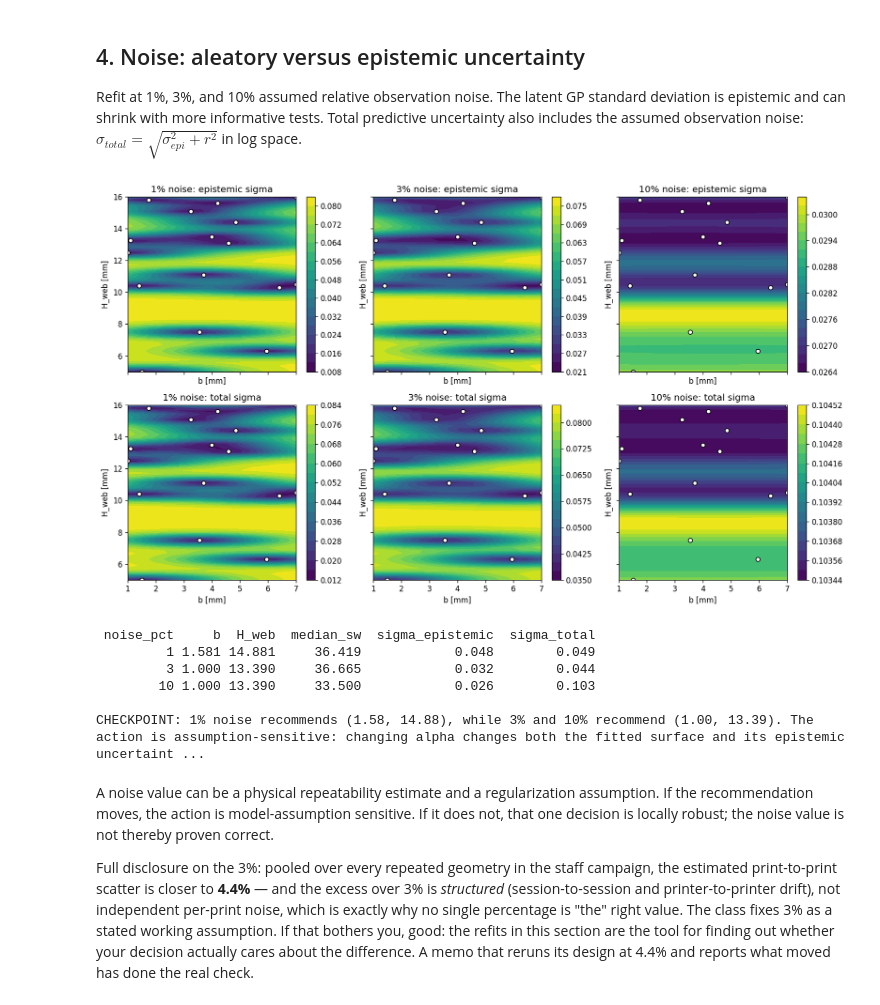
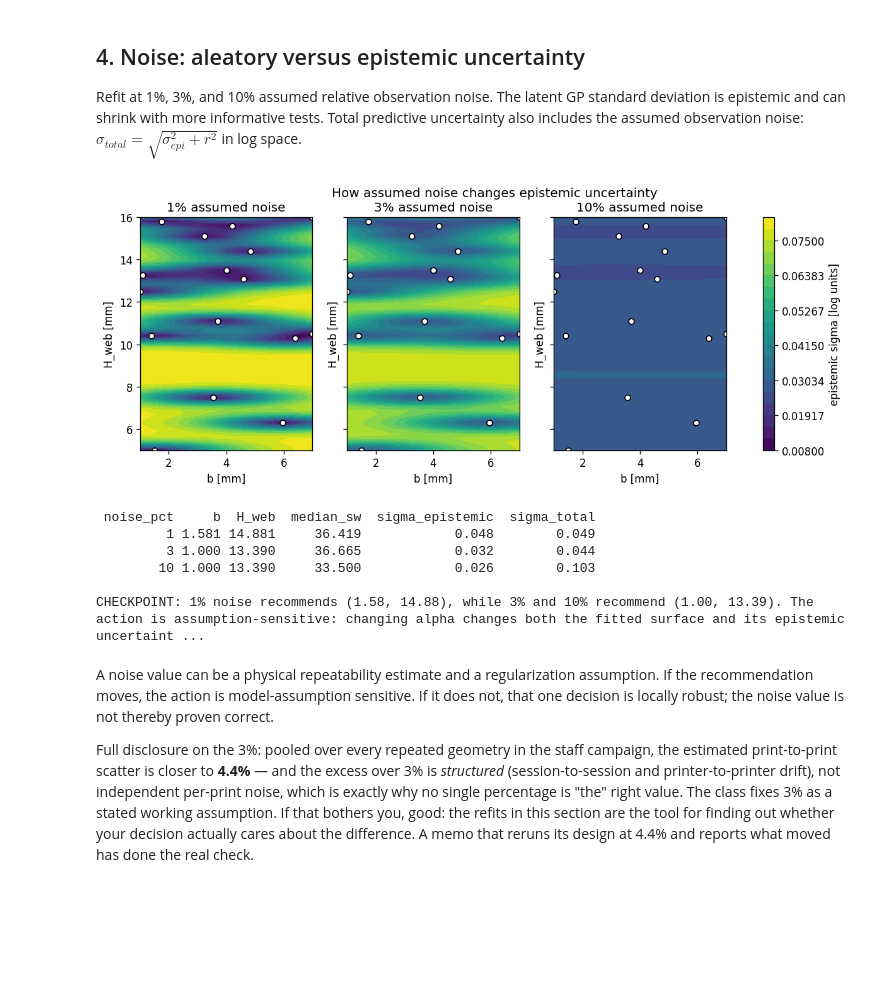
Before and after one commit to andrewvoss8-boop/core-me-data-science-activities-public, a Jupyter notebook: me323/Module1_drafts/ME323_Module1_Prelab2_ML_KEY.ipynb, the cells around one changed output. Cells and saved outputs as stored; diff of their text form; code cells hidden in the pictures; blank space fills up the shorter version.

```diff
--- a/me323/Module1_drafts/ME323_Module1_Prelab2_ML_KEY.ipynb
+++ b/me323/Module1_drafts/ME323_Module1_Prelab2_ML_KEY.ipynb
@@ -26,18 +26,8 @@ import numpy as np, pandas as pd, matplotlib.pyplot as plt
 import warnings; warnings.filterwarnings("ignore")
 plt.rcParams["figure.dpi"] = 120
 
-# Fixed geometry (you choose b and H_web; everything else is set)
-B, TH, L = 10.0, 18.0, 150.0     # flange width, total height, test span (mm)
-LP = 172.0                        # printed length (mm); overhangs the 150 mm span
-KMASS = 0.2045                    # g/mm^2: mass per unit cross-section area at 172 mm
-
-# Handbook starting values — Pre-lab 1 calibrates the three marked ones
-SY = 76e6                         # Pa, PLA strength                 (calibrated)
-K_LTB = 0.33                      # fixture effective-length factor  (calibrated)
-TAU_I = 43.9e6                    # printed-interface shear strength (Pa) — starting
-                                  # guess = bulk yield / sqrt(3)     (calibrated)
-E, G = 2.5e9, 2.5e9 / 2.6         # Young's / shear modulus (Pa) — fixed
-C1, C2 = 1.35, 0.55               # LTB moment-gradient / load-height factors
+B, TH = 10.0, 18.0                # flange width and total height (mm)
+KMASS = 0.2045                    # g/mm^2 at the fixed 172 mm printed length
 URL = ("https://raw.githubusercontent.com/andrewvoss8-boop/"
        "core-me-data-science-activities-public/main/data/student_beams_B10_L150.csv")
 try:
@@ -336,7 +308,7 @@ def fit_vanilla_option(target="log", scale=True, kernel_name="RBF",
     # target choice: learn log(str/w) or raw str/w
     response = np.log(sw_obs) if target == "log" else sw_obs
     ymean = response.mean()        # the GP fits deviations from this constant
-    # kernel choice: two ARD length scales or one shared; RBF or Matern-5/2
+    # kernel choice: two separate length scales or one shared; RBF or Matern-5/2
     length0 = [1.0, 1.0] if ard else 1.0
     bounds = (0.1, 30.0) if scale else (0.05, 50.0)
     base = RBF(length0, bounds) if kernel_name == "RBF" else Matern(
@@ -369,7 +341,7 @@ def physical_length_scales(model):
 
 # five setups: the official recipe, then one changed assumption at a time
 OPTION_SPECS = [
-    ("official: log, scaled, RBF, ARD", dict()),
+    ("official: log, scaled, RBF, separate scales", dict()),
     ("raw target only", dict(target="raw")),
     ("unscaled inputs only", dict(scale=False)),
     ("Matern-5/2 only", dict(kernel_name="Matern")),
@@ -548,34 +547,43 @@ standard deviation is epistemic and can shrink with more informative tests.
 Total predictive uncertainty also includes the assumed observation noise:
 $\sigma_{total}=\sqrt{\sigma_{epi}^2+r^2}$ in log space.
 # %%
-noise_fits, noise_rows = {}, []
-fig, axes = plt.subplots(2, 3, figsize=(14, 8), sharex=True, sharey=True)
-for col, pct in enumerate([1, 3, 10]):
+noise_fits, noise_rows, noise_fields = {}, [], {}
+for pct in [1, 3, 10]:
     r = pct/100
     g2 = GaussianProcessRegressor(
         official_kernel(), alpha=r**2, normalize_y=False,
         n_restarts_optimizer=5, random_state=0).fit((X-fmu)/fsd, y-ymean)
     m2, s2 = g2.predict((Xg-fmu)/fsd, return_std=True)
     total2 = np.sqrt(s2**2+r**2)
     noise_fits[pct] = (g2, m2, s2)
+    noise_fields[pct] = {"epistemic": s2.reshape(BB.shape),
+                         "total": total2.reshape(BB.shape)}
     i = int(np.argmax(m2+s2))
     noise_rows.append(dict(noise_pct=pct, b=Xg[i,0], H_web=Xg[i,1],
                            median_sw=np.exp(m2[i]+ymean),
                            sigma_epistemic=s2[i], sigma_total=total2[i]))
-    for row, (Z, label) in enumerate([(s2, "epistemic"), (total2, "total")]):
-        cf = axes[row, col].contourf(BB, HH, Z.reshape(BB.shape), levels=20)
-        axes[row, col].scatter(df.b, df.H, c="white", edgecolor="black", s=30)
-        axes[row, col].set_title(f"{pct}% noise: {label} sigma")
-        axes[row, col].set_xlabel("b [mm]")
-        axes[row, col].set_ylabel("H_web [mm]")
-        fig.colorbar(cf, ax=axes[row, col])
-plt.tight_layout(); plt.show()
+
+# Question: how does the assumed noise change reducible uncertainty? Show only
+# epistemic sigma on one shared scale. The table below carries total sigma.
+vmin = min(noise_fields[pct]["epistemic"].min() for pct in [1, 3, 10])
+vmax = max(noise_fields[pct]["epistemic"].max() for pct in [1, 3, 10])
+levels = np.linspace(vmin, vmax, 21)
+fig, axes = plt.subplots(1, 3, figsize=(12.5, 4.0), sharex=True, sharey=True)
+for ax, pct in zip(axes, [1, 3, 10]):
+    Z = noise_fields[pct]["epistemic"]
+    cf = ax.contourf(BB, HH, Z, levels=levels, vmin=vmin, vmax=vmax)
+    ax.scatter(df.b, df.H, c="white", edgecolor="black", s=28)
+    ax.set_title(f"{pct}% assumed noise")
+    ax.set_xlabel("b [mm]"); ax.set_ylabel("H_web [mm]")
+fig.suptitle("How assumed noise changes epistemic uncertainty")
+fig.colorbar(cf, ax=axes.tolist(), label="epistemic sigma [log units]")
+plt.show()
 print(pd.DataFrame(noise_rows).round(3).to_string(index=False))
 print("\nCHECKPOINT: 1% noise recommends (1.58, 14.88), while 3% and 10%"
       " recommend (1.00, 13.39). The action is assumption-sensitive: changing"
       " alpha changes both the fitted surface and its epistemic uncertainty.")
 # %% [output]
-[figure, old version]
+[figure, new version]
  noise_pct     b  H_web  median_sw  sigma_epistemic  sigma_total
          1 1.581 14.881     36.419            0.048        0.049
          3 1.000 13.390     36.665            0.032        0.044
```
Also changed, not shown: parts of 24 cells of this notebook, 8 other files.
